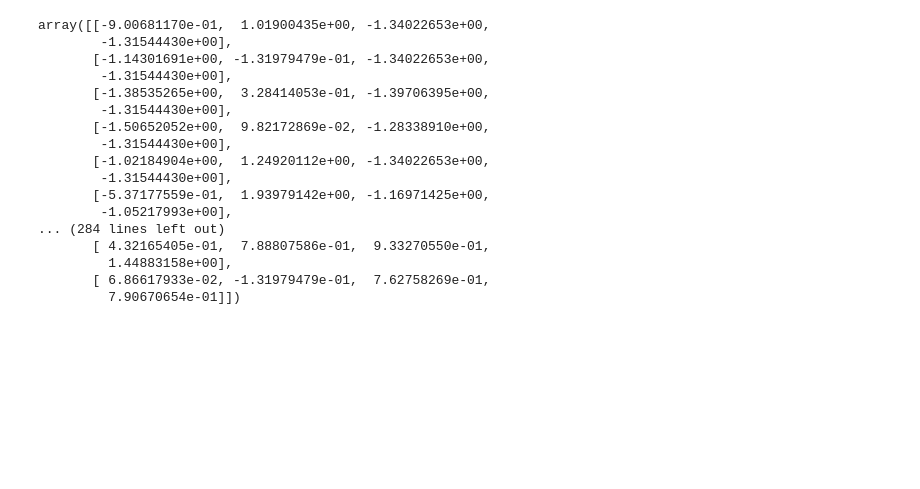
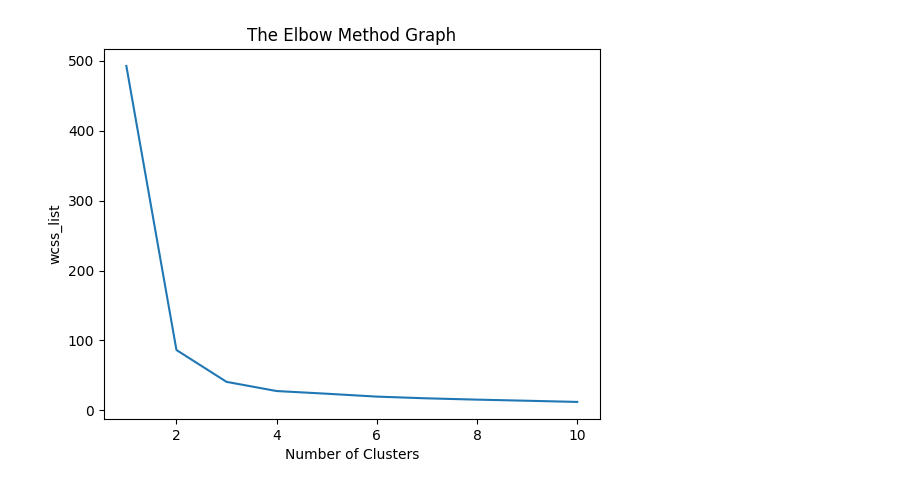
Before and after one commit to aswanthanoop/model_training, a Jupyter notebook: kmeans_2.ipynb, the cells around one changed output. Saved outputs shown, nothing was run; the diff lists cells and outputs as text; code cells hidden in the pictures; blank space fills up the shorter version.

Commit message:
kmeans_algorithm

```diff
--- a/kmeans_2.ipynb
+++ b/kmeans_2.ipynb
@@ -28,28 +21,20 @@ data
 scaler = StandardScaler()
 
 data = scaler.fit_transform(data)
-# %%
-data
-# %% [output]
-array([[-9.00681170e-01,  1.01900435e+00, -1.34022653e+00,
-        -1.31544430e+00],
-       [-1.14301691e+00, -1.31979479e-01, -1.34022653e+00,
-        -1.31544430e+00],
-       [-1.38535265e+00,  3.28414053e-01, -1.39706395e+00,
-        -1.31544430e+00],
-       [-1.50652052e+00,  9.82172869e-02, -1.28338910e+00,
-        -1.31544430e+00],
-       [-1.02184904e+00,  1.24920112e+00, -1.34022653e+00,
-        -1.31544430e+00],
-       [-5.37177559e-01,  1.93979142e+00, -1.16971425e+00,
-        -1.05217993e+00],
-... (284 lines left out)
-       [ 4.32165405e-01,  7.88807586e-01,  9.33270550e-01,
-         1.44883158e+00],
-       [ 6.86617933e-02, -1.31979479e-01,  7.62758269e-01,
-         7.90670654e-01]])
+# %%
+x = data.iloc[:,[1,2]].values
 # %%
 wcss = []
 
 for i in range(1,11):
-    kmeans = KMeans(n_clusters=i,init="k-means++",max_iter=300,n_init = 10)
+    kmeans = KMeans(n_clusters=i,init="k-means++",random_state=42)
+    kmeans.fit(x)
+    wcss.append(kmeans.inertia_)
+# %%
+plt.plot(range(1,11),wcss)
+plt.title("The Elbow Method Graph")
+plt.xlabel("Number of Clusters")
+plt.ylabel("wcss_list")
+plt.show()
+# %% [output]
+[figure, added]
```
Also changed, not shown: parts of 3 cells of this notebook, 2 other files.
